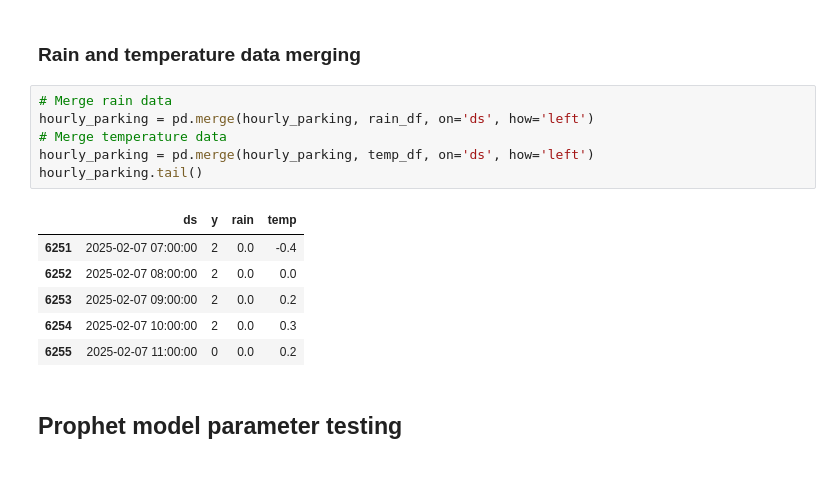
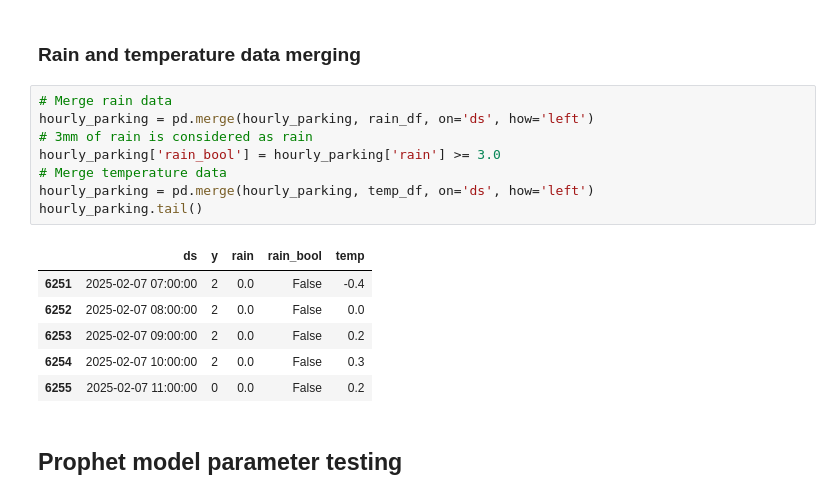
Before and after one commit to City-of-Turku/parkings-weather-correlation, a Jupyter notebook: prophet/parkings_zone1_prophet.ipynb, the cells around one changed output. Cells and saved outputs as stored; diff of their text form.

```diff
--- a/prophet/parkings_zone1_prophet.ipynb
+++ b/prophet/parkings_zone1_prophet.ipynb
@@ -77,16 +77,18 @@ hourly_parking = hourly_parking[hourly_parking['y'] < percentile99]
 # %%
 # Merge rain data
 hourly_parking = pd.merge(hourly_parking, rain_df, on='ds', how='left')
+# 3mm of rain is considered as rain
+hourly_parking['rain_bool'] = hourly_parking['rain'] >= 3.0
 # Merge temperature data
 hourly_parking = pd.merge(hourly_parking, temp_df, on='ds', how='left')
 hourly_parking.tail()
 # %% [output]
-|  | ds | y | rain | temp |
-| 6251 | 2025-02-07 07:00:00 | 2 | 0.0 | -0.4 |
-| 6252 | 2025-02-07 08:00:00 | 2 | 0.0 | 0.0 |
-| 6253 | 2025-02-07 09:00:00 | 2 | 0.0 | 0.2 |
-| 6254 | 2025-02-07 10:00:00 | 2 | 0.0 | 0.3 |
-| 6255 | 2025-02-07 11:00:00 | 0 | 0.0 | 0.2 |
+|  | ds | y | rain | rain_bool | temp |
+| 6251 | 2025-02-07 07:00:00 | 2 | 0.0 | False | -0.4 |
+| 6252 | 2025-02-07 08:00:00 | 2 | 0.0 | False | 0.0 |
+| 6253 | 2025-02-07 09:00:00 | 2 | 0.0 | False | 0.2 |
+| 6254 | 2025-02-07 10:00:00 | 2 | 0.0 | False | 0.3 |
+| 6255 | 2025-02-07 11:00:00 | 0 | 0.0 | False | 0.2 |
 # %% [markdown]
 ## Prophet model parameter testing
 # %%
```
Also changed, not shown: parts of 14 cells of this notebook.
